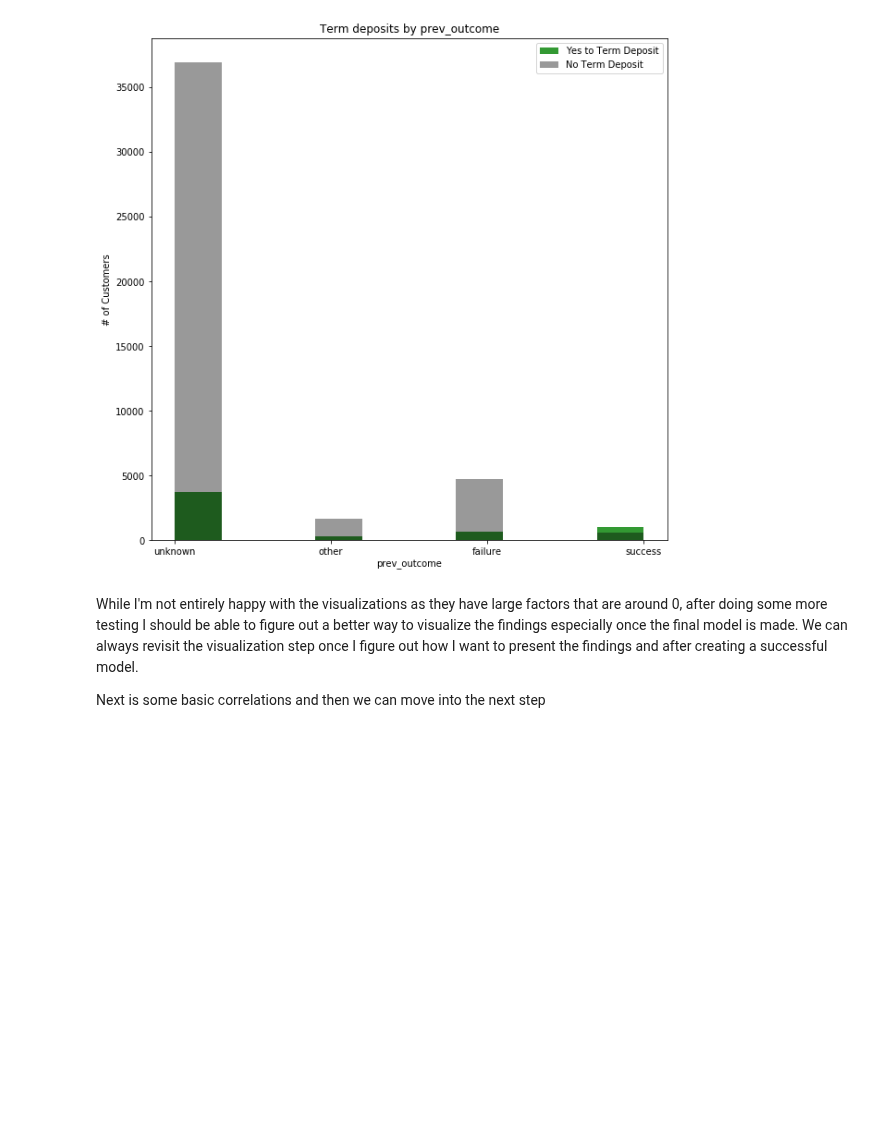
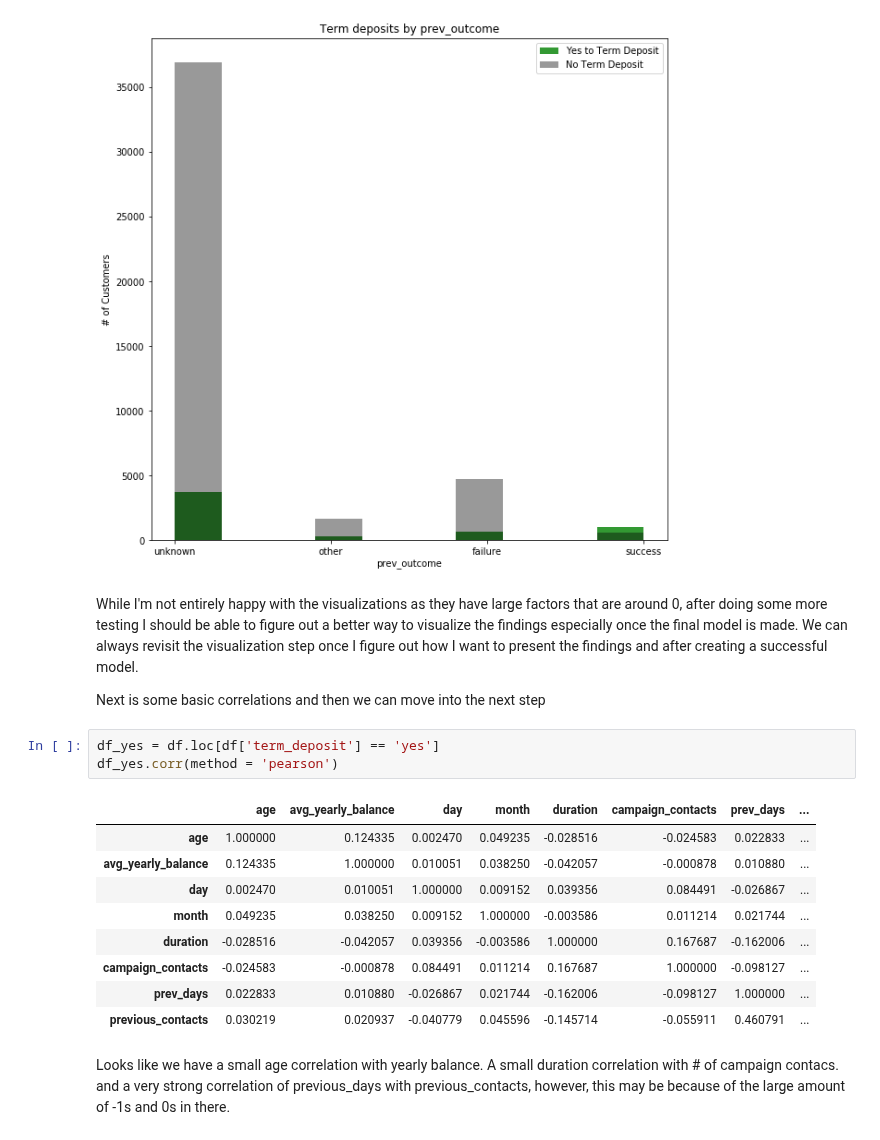
Before and after one commit to ElijahSeeley/Springboard, a Jupyter notebook: Capstone_Term_Deposit_Predictability/Term_Deposit_EDA.ipynb, the cells around one changed output. Cells and saved outputs as stored; diff of their text form; blank space fills up the shorter version.

```diff
--- a/Capstone_Term_Deposit_Predictability/Term_Deposit_EDA.ipynb
+++ b/Capstone_Term_Deposit_Predictability/Term_Deposit_EDA.ipynb
@@ -890,3 +890,18 @@ plt.show()
 While I'm not entirely happy with the visualizations as they have large factors that are around 0, after doing some more testing I should be able to figure out a better way to visualize the findings especially once the final model is made. We can always revisit the visualization step once I figure out how I want to present the findings and after creating a successful model.
 
 Next is some basic correlations and then we can move into the next step
+# %%
+df_yes = df.loc[df['term_deposit'] == 'yes']
+df_yes.corr(method = 'pearson')
+# %% [output]
+|  | age | avg_yearly_balance | day | month | duration | campaign_contacts | prev_days | ... |
+| age | 1.000000 | 0.124335 | 0.002470 | 0.049235 | -0.028516 | -0.024583 | 0.022833 | ... |
+| avg_yearly_balance | 0.124335 | 1.000000 | 0.010051 | 0.038250 | -0.042057 | -0.000878 | 0.010880 | ... |
+| day | 0.002470 | 0.010051 | 1.000000 | 0.009152 | 0.039356 | 0.084491 | -0.026867 | ... |
+| month | 0.049235 | 0.038250 | 0.009152 | 1.000000 | -0.003586 | 0.011214 | 0.021744 | ... |
+| duration | -0.028516 | -0.042057 | 0.039356 | -0.003586 | 1.000000 | 0.167687 | -0.162006 | ... |
+| campaign_contacts | -0.024583 | -0.000878 | 0.084491 | 0.011214 | 0.167687 | 1.000000 | -0.098127 | ... |
+| prev_days | 0.022833 | 0.010880 | -0.026867 | 0.021744 | -0.162006 | -0.098127 | 1.000000 | ... |
+| previous_contacts | 0.030219 | 0.020937 | -0.040779 | 0.045596 | -0.145714 | -0.055911 | 0.460791 | ... |
+# %% [markdown]
+Looks like we have a small age correlation with yearly balance. A small duration correlation with # of campaign contacs. and a very strong correlation of previous_days with previous_contacts, however, this may be because of the large amount of -1s and 0s in there.
```
